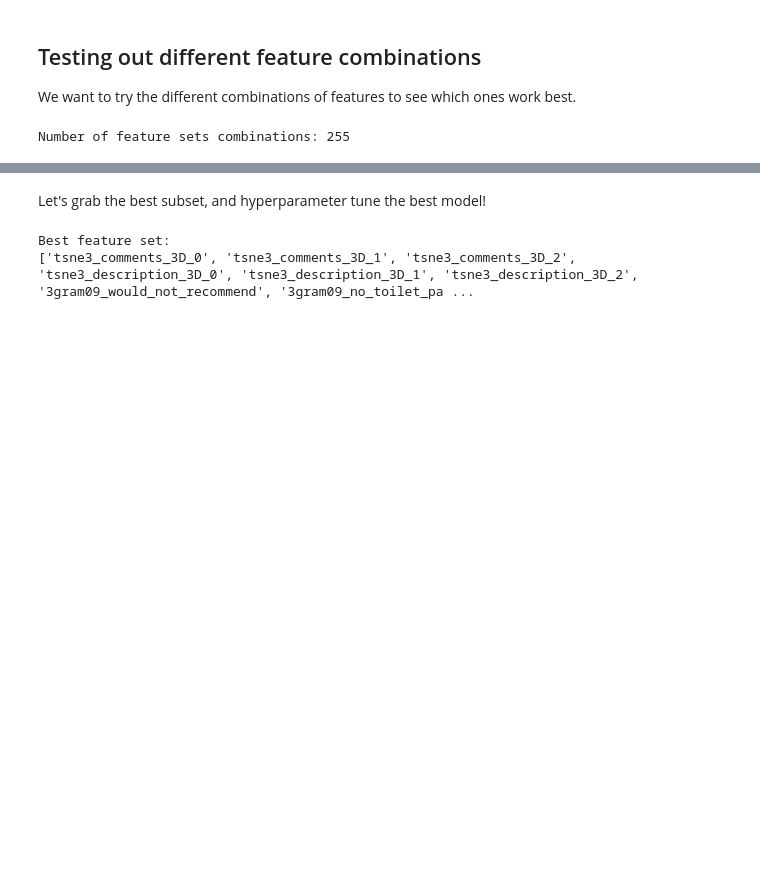
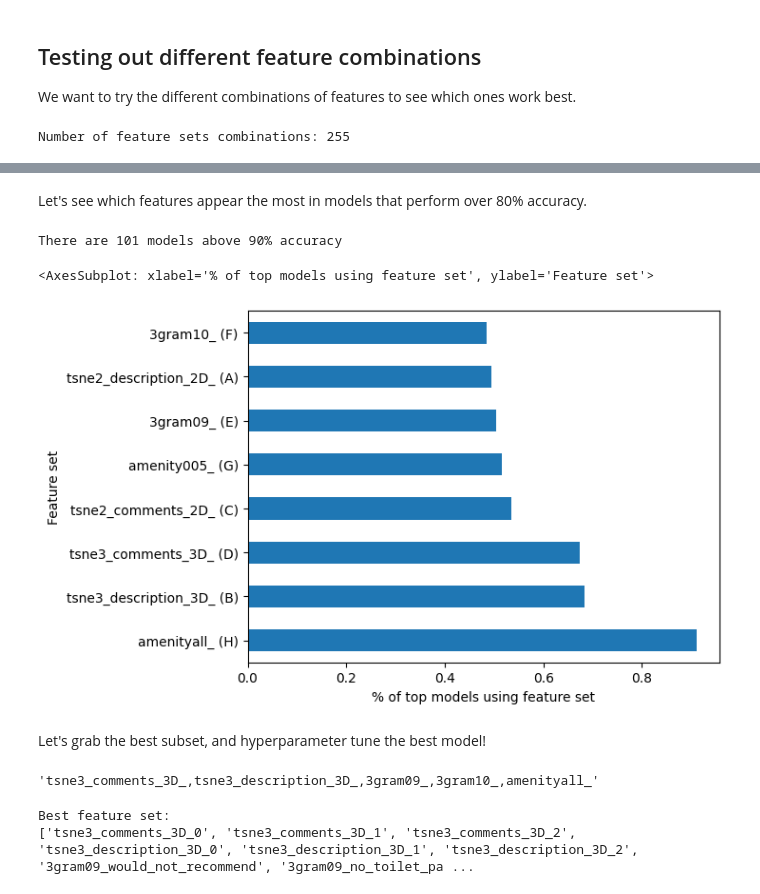
Before and after one commit to g1776/DS440CapstoneIndubitably, a Jupyter notebook: notebooks/modelling/models.ipynb, the cells around one changed output, grey strips where cells are left out. Saved outputs shown, nothing was run; the diff lists cells and outputs as text; code cells hidden in the pictures; blank space fills up the shorter version.

```diff
--- a/notebooks/modelling/models.ipynb
+++ b/notebooks/modelling/models.ipynb
@@ -196,5 +168,34 @@ top_10
+# %% [markdown]
+Let's see which features appear the most in models that perform over 80% accuracy.
+# %%
+# split feature_set into individual feature sets
+letters = ["(A)", "(B)", "(C)", "(D)", "(E)", "(F)", "(G)", "(H)"]
+top["feature_set_split"] = top["feature_set"].apply(lambda x: x.split(", "))
+for letter in ["(A)", "(B)", "(C)", "(D)", "(E)", "(F)", "(G)", "(H)"]:
+    top[letter] = top["feature_set_split"].apply(lambda x: letter in x)
+
+# lets see what percent of the top models have each feature set (top models will be above 80% accuracy)
+with_accuracy = top[["top_model_accuracy"] + letters]
+models_above_90_accuracy = with_accuracy[with_accuracy.top_model_accuracy > 0.9]
+print(f"There are {models_above_90_accuracy.shape[0]} models above 90% accuracy")
+feature_set_distr = models_above_90_accuracy.sum().drop("top_model_accuracy").sort_values(ascending=False) / models_above_90_accuracy.shape[0]
+
+
+# convert back to feature set name
+# reverse feature_set_to_letter
+feature_set_to_letter = {v: k for k, v in feature_set_to_letter.items()}
+feature_set_distr.index = feature_set_distr.index.map(lambda x: feature_set_to_letter[x] + " " + x)
+feature_set_distr.plot(kind="barh", xlabel="% of top models using feature set", ylabel="Feature set")
+# %% [output]
+There are 101 models above 90% accuracy
+<AxesSubplot: xlabel='% of top models using feature set', ylabel='Feature set'>
+[figure, added]
 # %% [markdown]
 Let's grab the best subset, and hyperparameter tune the best model!
+# %%
+top_10.reset_index().iloc[0].feature_set
+# %% [output]
+'tsne3_comments_3D_,tsne3_description_3D_,3gram09_,3gram10_,amenityall_'
 # %%
 best_feature_set = top_10.reset_index().iloc[0].feature_set
 
```
Also changed, not shown: parts of 2 cells of this notebook, 4 other files.
